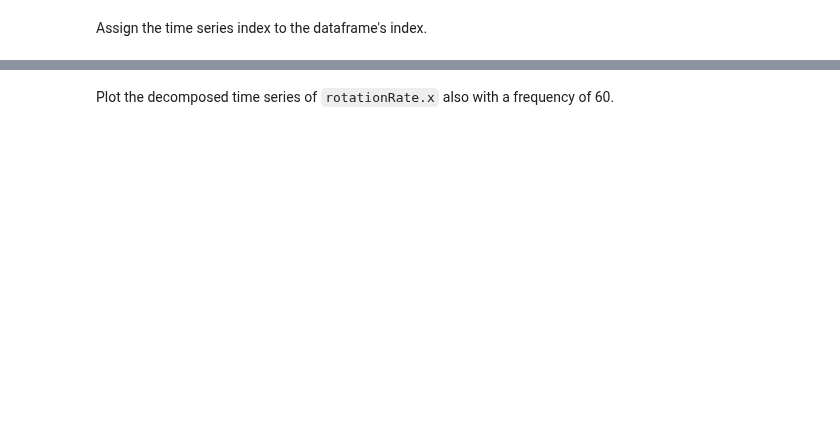
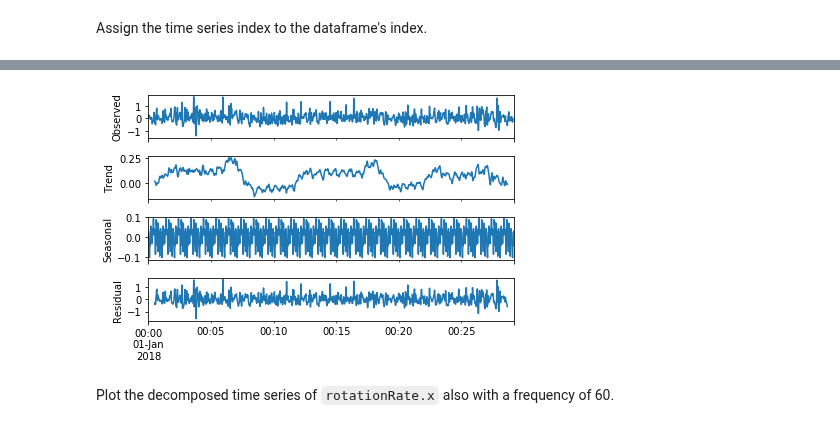
Before and after one commit to ironhack-labs/data-labs, a Jupyter notebook: module-2/lab-time-series/your-code/main.ipynb, the cells around one changed output, grey strips where cells are left out. Drawn from its saved outputs; the diff is of its cells as text; code cells hidden in the pictures; blank space fills up the shorter version.

```diff
--- a/module-2/lab-time-series/your-code/main.ipynb
+++ b/module-2/lab-time-series/your-code/main.ipynb
@@ -38,0 +89,14 @@ Assign the time series index to the dataframe's index.
+# %%
+# Your code here:
+time_index = pd.date_range(
+    start = '01/01/2018 00:00:00',
+    end = '01/01/2018 00:29:10',
+#     periods = sensor.shape[0],
+    freq = 'S',
+)
+
+# print(len(time_index))
+
+sensor.index = pd.to_datetime(time_index)
+
+sensor.head()
@@ -45,2 +114,9 @@ Our next step is to decompose the time series and evaluate the patterns in the d
+# %%
+# Your code here:
+from statsmodels.tsa.seasonal import seasonal_decompose
+
+my_graph = seasonal_decompose(sensor['userAcceleration.x'], freq = 60).plot()
+# %% [output]
+[figure, added]
 # %% [markdown]
 Plot the decomposed time series of `rotationRate.x` also with a frequency of 60.
```
Also changed, not shown: parts of 29 cells of this notebook, 2 other files.
